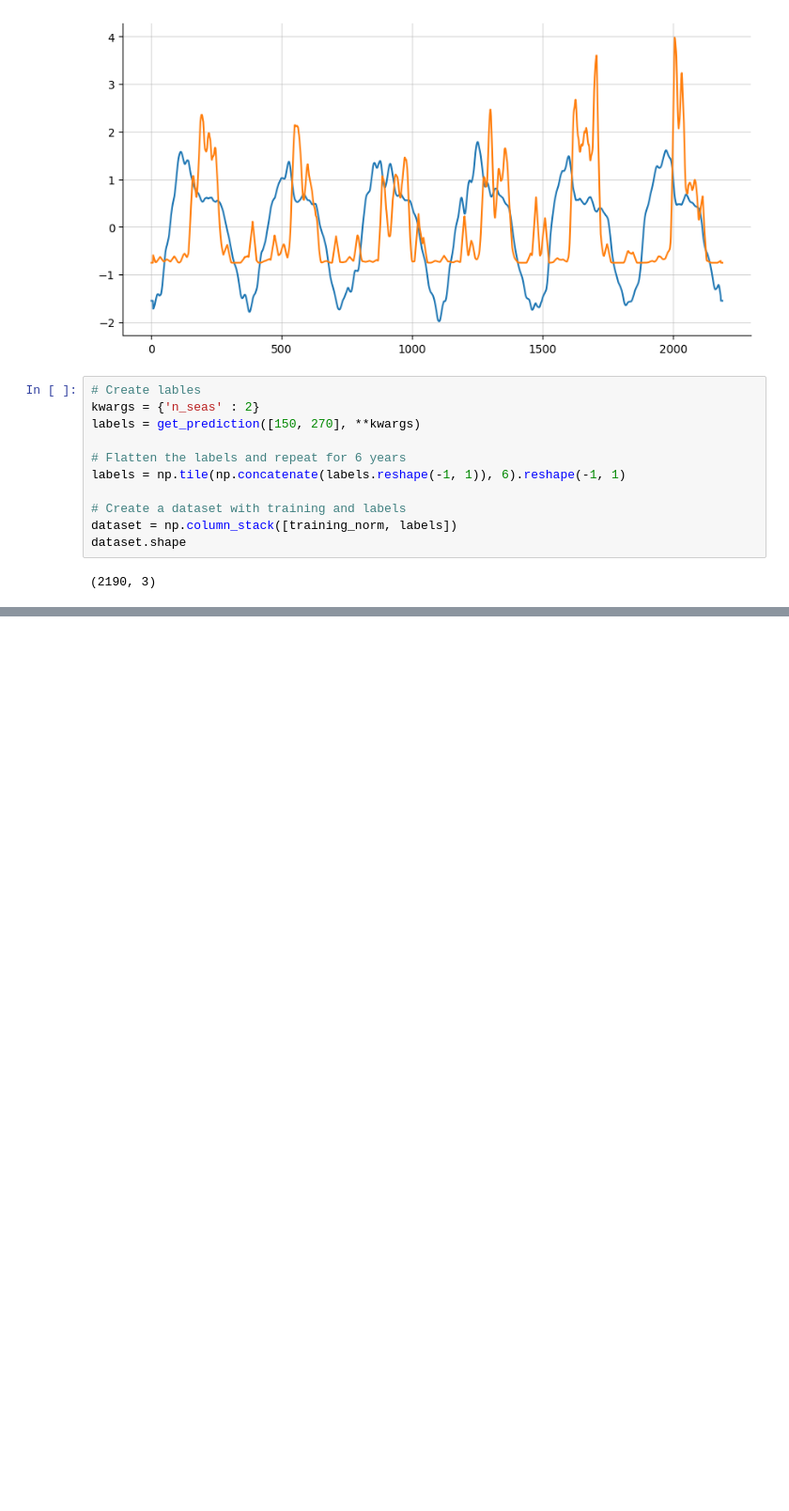
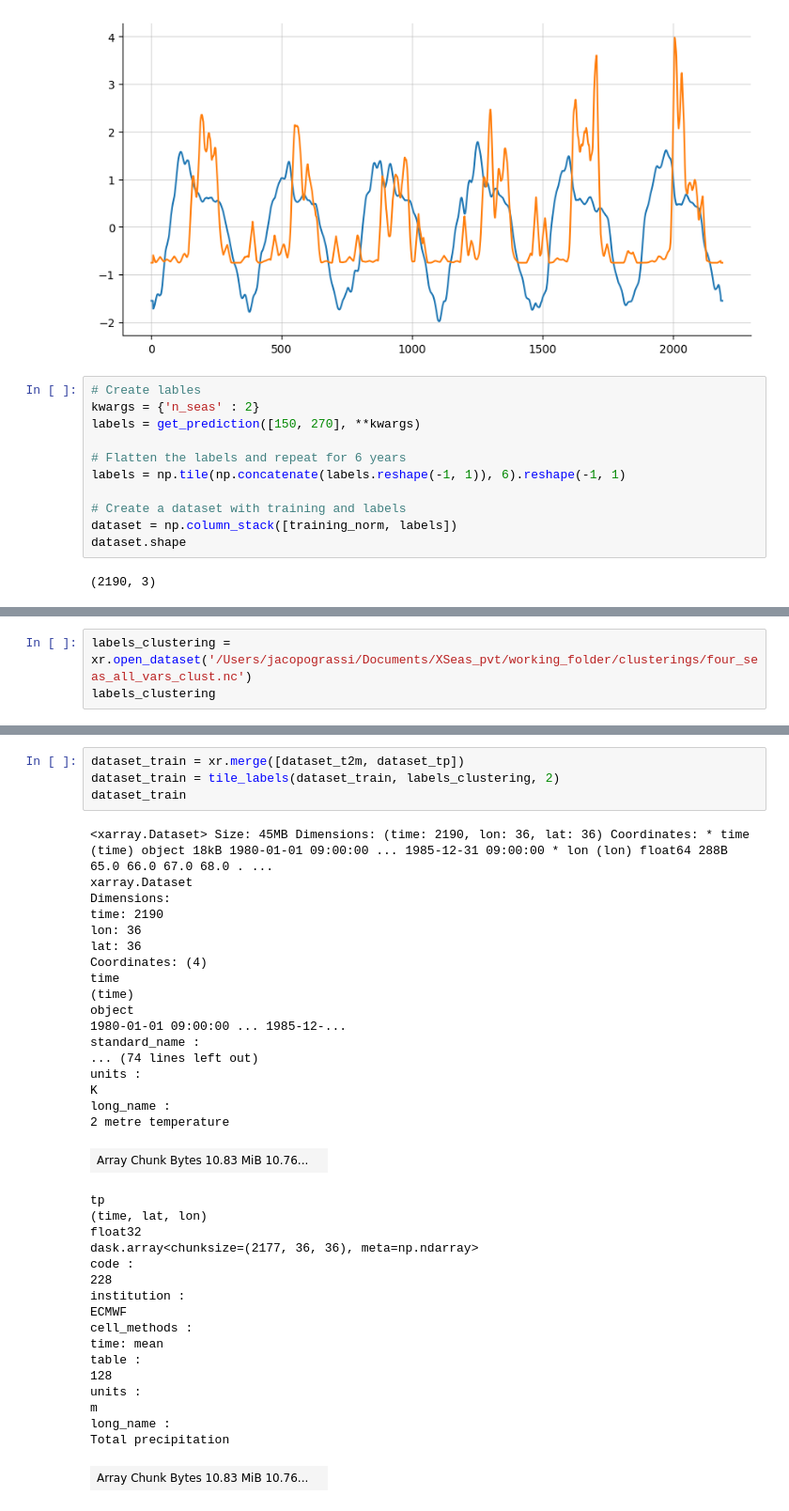
Before and after one commit to JGrassi97/XSeas, a Jupyter notebook: notebooks/Perceptron - tracking seasons.ipynb, the cells around one changed output, grey strips where cells are left out. Shown at 94% size. Drawn from its saved outputs; the diff is of its cells as text; blank space fills up the shorter version.

```diff
--- a/notebooks/Perceptron - tracking seasons.ipynb
+++ b/notebooks/Perceptron - tracking seasons.ipynb
@@ -107,0 +151,3 @@ plt.tight_layout()
+# %%
+labels_clustering = xr.open_dataset('/Users/jacopograssi/Documents/XSeas_pvt/working_folder/clusterings/four_seas_all_vars_clust.nc')
+labels_clustering
@@ -107,0 +166,40 @@ plt.tight_layout()
+# %%
+dataset_train = xr.merge([dataset_t2m, dataset_tp])
+dataset_train = tile_labels(dataset_train, labels_clustering, 2)
+dataset_train
+# %% [output]
+<xarray.Dataset> Size: 45MB Dimensions: (time: 2190, lon: 36, lat: 36) Coordinates: * time (time) object 18kB 1980-01-01 09:00:00 ... 1985-12-31 09:00:00 * lon (lon) float64 288B 65.0 66.0 67.0 68.0 . ...
+xarray.Dataset
+Dimensions:
+time: 2190
+lon: 36
+lat: 36
+Coordinates: (4)
+time
+(time)
+object
+1980-01-01 09:00:00 ... 1985-12-...
+standard_name :
+... (74 lines left out)
+units :
+K
+long_name :
+2 metre temperature
+| Array Chunk Bytes 10.83 MiB 10.76... |  |
+tp
+(time, lat, lon)
+float32
+dask.array<chunksize=(2177, 36, 36), meta=np.ndarray>
+code :
+228
+institution :
+ECMWF
+cell_methods :
+time: mean
+table :
+128
+units :
+m
+long_name :
+Total precipitation
+| Array Chunk Bytes 10.83 MiB 10.76... |  |
```
Also changed, not shown: parts of 11 cells of this notebook, 6 other files.
